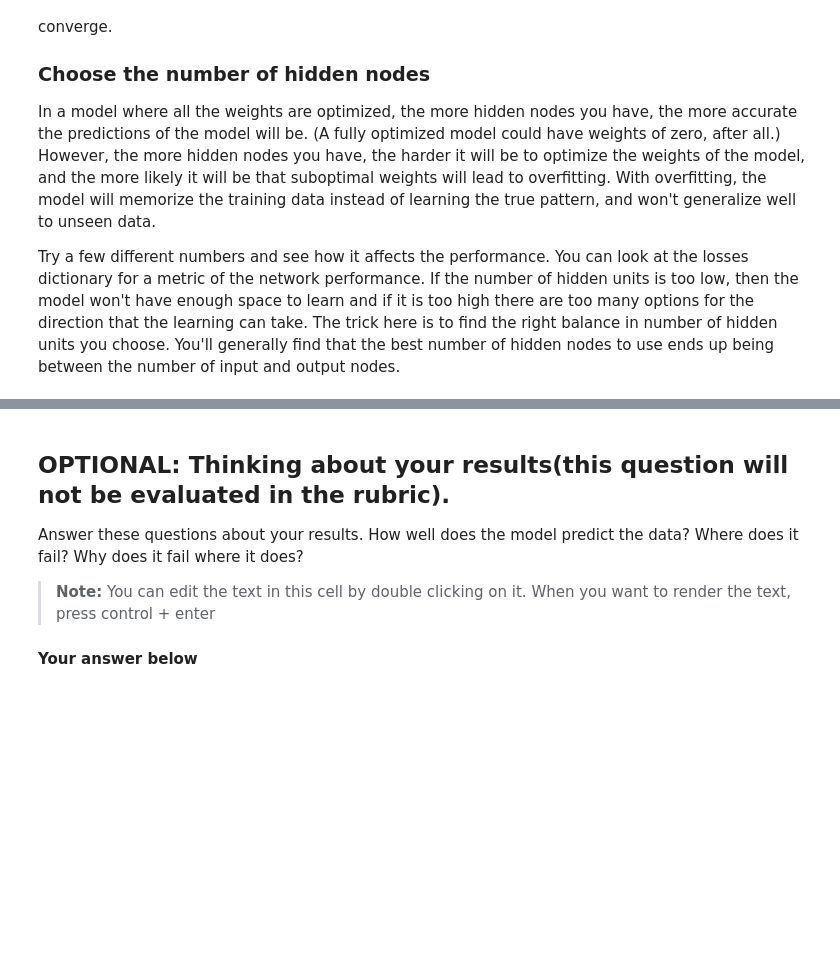
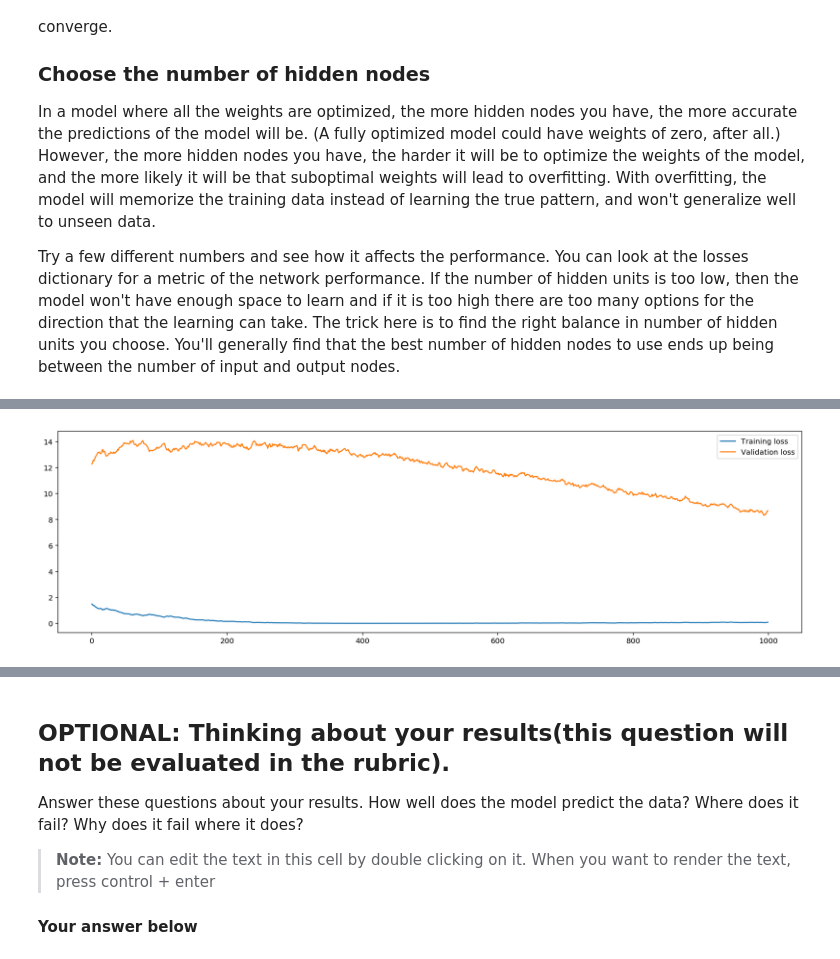
Before and after one commit to jdelhaxhe/deep-learning-v2-pytorch, a Jupyter notebook: project-bikesharing/Predicting_bike_sharing_data.ipynb, the cells around one changed output, grey strips where cells are left out. Cells and saved outputs as stored; diff of their text form; code cells hidden in the pictures; blank space fills up the shorter version.

```diff
--- a/project-bikesharing/Predicting_bike_sharing_data.ipynb
+++ b/project-bikesharing/Predicting_bike_sharing_data.ipynb
@@ -236,8 +233,8 @@ for ii in range(iterations):
     train_loss = MSE(network.run(train_features).T, train_targets['cnt'].values)
     val_loss = MSE(network.run(val_features).T, val_targets['cnt'].values)
     sys.stdout.write("\rProgress: {:2.1f}".format(100 * ii/float(iterations)) \
-                     + "% ... Training loss: " + str(train_loss)[:5] \
-                     + " ... Validation loss: " + str(val_loss)[:5] \
+                     + "% ... Training loss: " + str(train_loss.values[0])[:5] \
+                     + " ... Validation loss: " + str(val_loss.values[0])[:5] \
                      + " ... train_loss type: " + type(train_loss).__name__)
     sys.stdout.flush()
 
@@ -254,0 +252,8 @@ Progress: 99.9% ... Training loss: 0     ... Validation loss: 15435 ... train_lo
+# %%
+print("Training loss: " + str(train_loss)[:5] + " ... Validation loss: " + str(val_loss)[:5])
+fig0, ax0 = plt.subplots(figsize=(18,5))
+ax0.plot(losses['train'], label='Training loss')
+ax0.plot(losses['validation'], label='Validation loss')
+ax0.legend()
+_ = plt.ylim()
+# %% [output]
@@ -254,0 +261 @@ Progress: 99.9% ... Training loss: 0     ... Validation loss: 15435 ... train_lo
+[figure, added]
```
Also changed, not shown: parts of 8 cells of this notebook.
